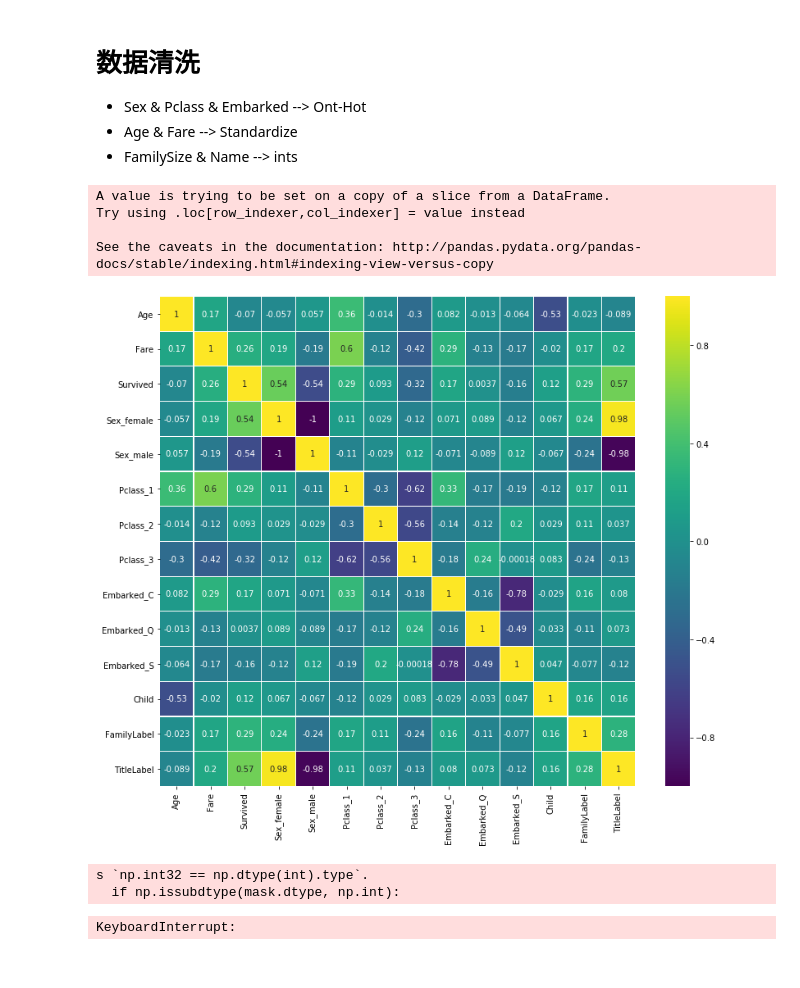
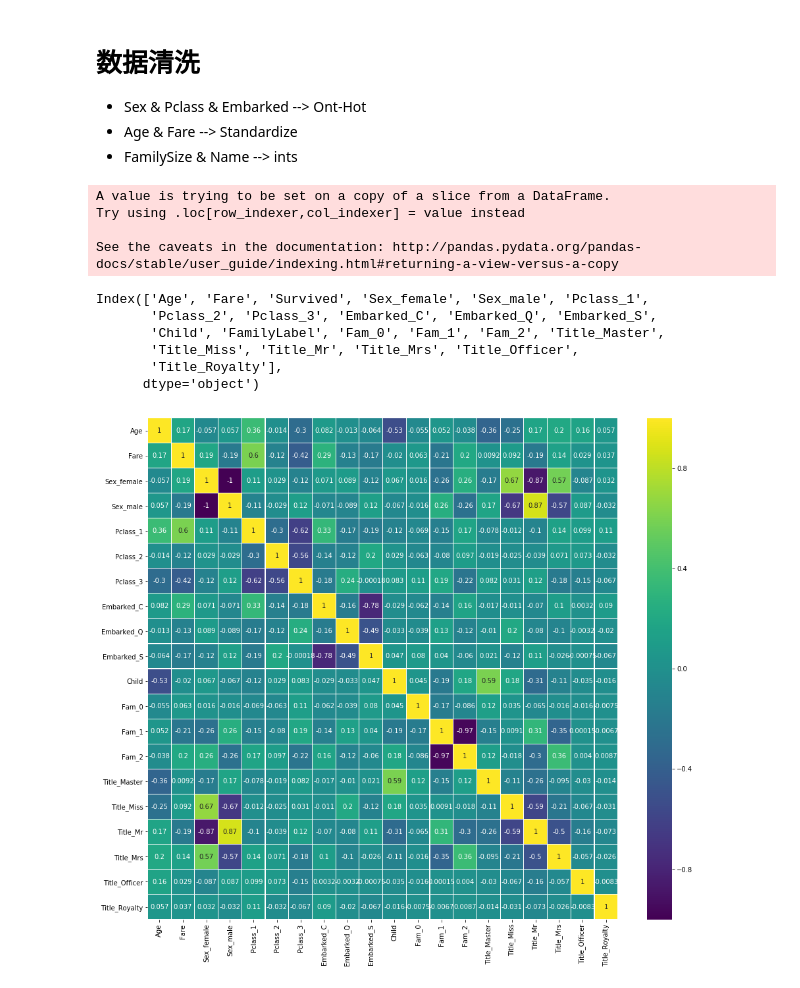
Before and after one commit to gzn00417/Titanic-Machine-Learning-from-Disaster, a Jupyter notebook: titanic.ipynb, the cells around one changed output. Cells and saved outputs as stored; diff of their text form; code cells hidden in the pictures.

Commit message:
Title --> One-Hot

```diff
--- a/titanic.ipynb
+++ b/titanic.ipynb
@@ -19,8 +19,8 @@ fare | Passenger fare
 cabin | Cabin number(客舱编号)
 embarked | Port of Embarkation(上船的港口编号) | C = Cherbourg, Q = Queenstown, S = Southampton
 # %%
-train = pd.read_csv("./kaggle/input/titanic/train.csv")
-test = pd.read_csv("./kaggle/input/titanic/test.csv")
+train = pd.read_csv("/kaggle/input/titanic/train.csv")
+test = pd.read_csv("/kaggle/input/titanic/test.csv")
 allData = pd.concat([train, test], ignore_index=True)
 # dataNum = train.shape[0]
 # featureNum = train.shape[1]
@@ -149,7 +160,7 @@ allData['Fare'] = allData['Fare'].apply(lambda x:(x-allData['Fare'].mean())/allD
 A value is trying to be set on a copy of a slice from a DataFrame.
 Try using .loc[row_indexer,col_indexer] = value instead
 
-See the caveats in the documentation: http://pandas.pydata.org/pandas-docs/stable/indexing.html#indexing-view-versus-copy
+See the caveats in the documentation: http://pandas.pydata.org/pandas-docs/stable/user_guide/indexing.html#returning-a-view-versus-a-copy
 # %%
 # FamilySize
 def FamilyLabel(s):
@@ -160,6 +171,7 @@ def FamilyLabel(s):
     elif (s < 1 or s > 7):
         return 0
 allData['FamilyLabel'] = allData['FamilySize'].apply(FamilyLabel)
+allData = allData.join(pd.get_dummies(allData['FamilyLabel'], prefix="Fam"))
 # Name
 TitleLabelMap = {'Mr':1.0,
                  'Mrs':5.0,
@@ -169,13 +181,42 @@ TitleLabelMap = {'Mr':1.0,
                  'Officer':2.0}
 def TitleLabel(s):
     return TitleLabelMap[s]
-allData['TitleLabel'] = allData['Title'].apply(TitleLabel)
+# allData['TitleLabel'] = allData['Title'].apply(TitleLabel)
+allData = allData.join(pd.get_dummies(allData['Title'], prefix="Title"))
+# %%
+# 清除无用特征
+allData.drop(['Cabin', 'PassengerId', 'Ticket'], axis=1, inplace=True)
+allData.drop(['Name', 'Title', 'Sex', 'SibSp', 'Parch', 'FamilySize', 'Embarked', 'Pclass', 'Title', 'FamilyLabel'], axis=1, inplace=True)
+
+# 重新分割数据集
+train_data = allData[allData['Survived'].notnull()]
+test_data  = allData[allData['Survived'].isnull()]
+test_data = test_data.reset_index(drop=True)
+
+xTrain = train_data.drop(['Survived'], axis=1)
+yTrain = train_data['Survived']
+xTest  = test_data.drop( ['Survived'], axis=1)
+
+xTest['Fare'] = xTest['Fare'].fillna(30)
+
+allData.columns
+# %% [output]
+Index(['Age', 'Fare', 'Survived', 'Sex_female', 'Sex_male', 'Pclass_1',
+       'Pclass_2', 'Pclass_3', 'Embarked_C', 'Embarked_Q', 'Embarked_S',
+       'Child', 'FamilyLabel', 'Fam_0', 'Fam_1', 'Fam_2', 'Title_Master',
+       'Title_Miss', 'Title_Mr', 'Title_Mrs', 'Title_Officer',
+       'Title_Royalty'],
+      dtype='object')
 # %%
 # 特征间相关性分析
-Correlation = pd.DataFrame(allData[['Age', 'Fare', 'Survived', 'Sex_female', 'Sex_male', 'Pclass_1', 'Pclass_2', 'Pclass_3', 'Embarked_C', 'Embarked_Q', 'Embarked_S', 'Child', 'FamilyLabel', 'TitleLabel']])
+Correlation = pd.DataFrame(allData[['Age', 'Fare',
+       'Sex_female', 'Sex_male', 'Pclass_1', 'Pclass_2', 'Pclass_3',
+       'Embarked_C', 'Embarked_Q', 'Embarked_S', 'Child',
+       'Fam_0', 'Fam_1', 'Fam_2', 'Title_Master', 'Title_Miss', 'Title_Mr',
+       'Title_Mrs', 'Title_Officer', 'Title_Royalty']])
 colormap = plt.cm.viridis
-plt.figure(figsize=(13,11))
+plt.figure(figsize=(16,14))
 sns.heatmap(Correlation.astype(float).corr(), linewidths=0.1, vmax=1.0, cmap=colormap, linecolor='white', annot=True)
 plt.show()
 # %% [output]
-[figure, old version]
+[figure, new version]
@@ -206,15 +229,3 @@ predictions = rfc.predict(xTest)
 
 output = pd.DataFrame({'PassengerId':test['PassengerId'], 'Survived':predictions.astype('int64')})
 output.to_csv('my_submission.csv', index=False)
-# %%
-pipe = Pipeline([('select', SelectKBest(k=10)),
-                 ('classify', RandomForestClassifier(random_state = 10, max_features = 'sqrt'))])
-param_test = {'classify__n_estimators':list(range(20,50,2)),
-              'classify__max_depth'   :list(range(3,60,3))}
-gsearch = GridSearchCV(estimator=pipe, param_grid=param_test, scoring='roc_auc', cv=10)
-gsearch.fit(xTrain, yTrain)
-print (gsearch.best_params_, gsearch.best_score_)
-# %% [output]
-s `np.int32 == np.dtype(int).type`.
-  if np.issubdtype(mask.dtype, np.int):
-KeyboardInterrupt:
```
Also changed, not shown: parts of 12 cells of this notebook.
